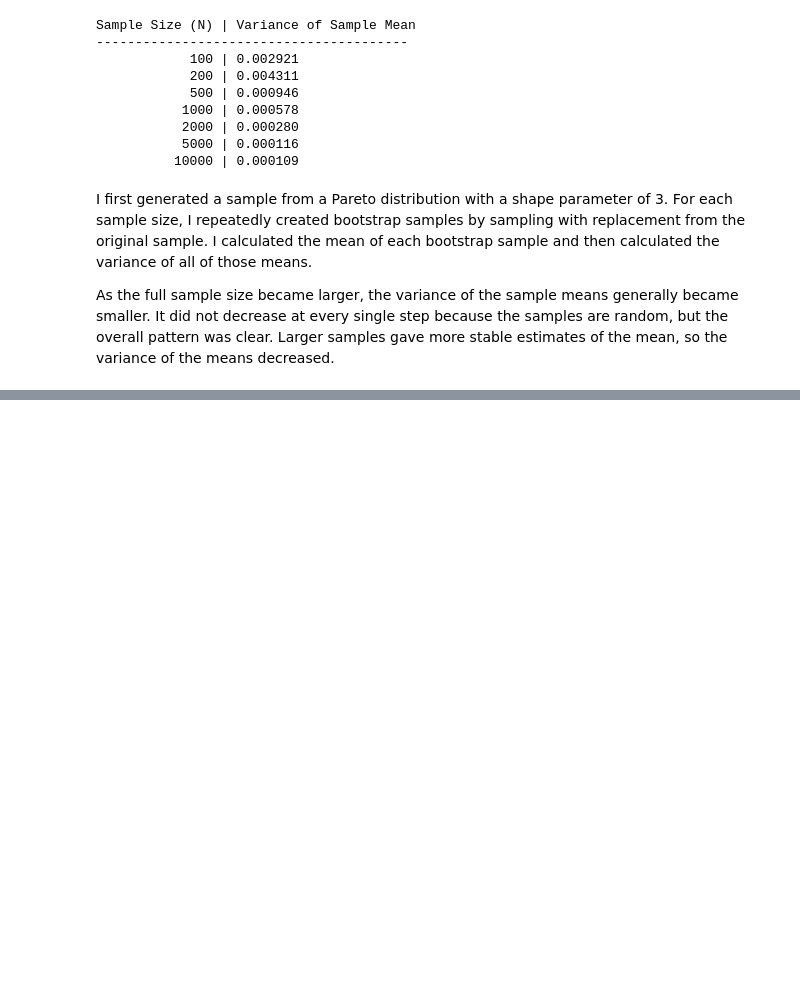
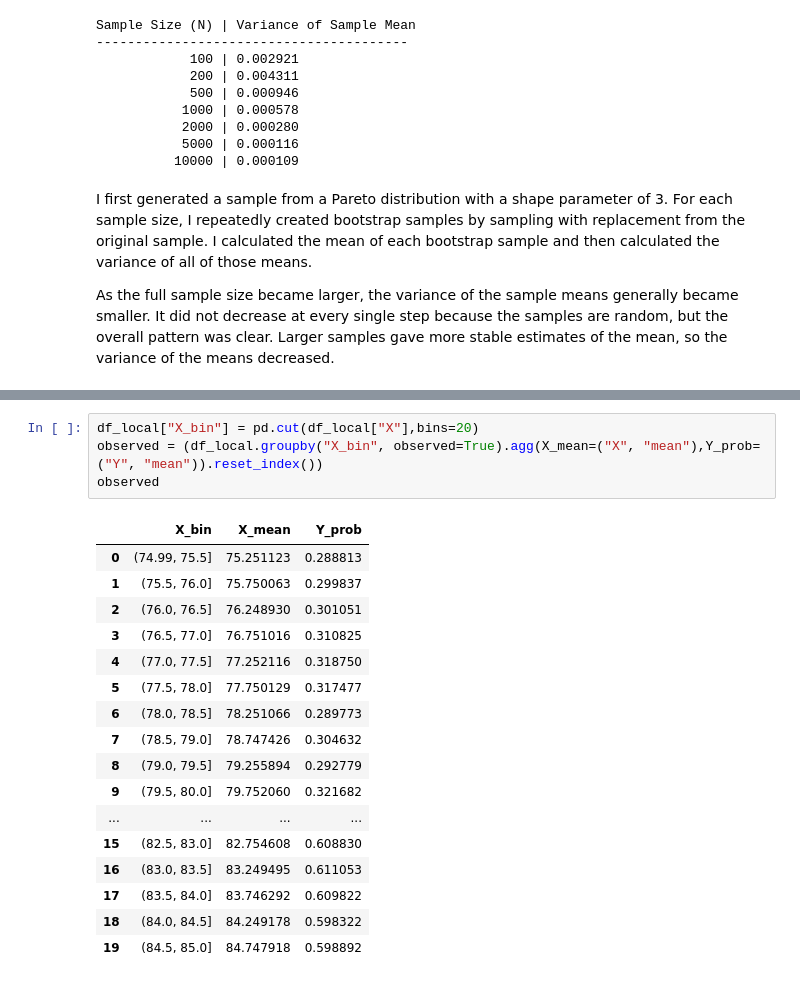
Before and after one commit to Roozbehkhodayari/experimental-design-causality, a Jupyter notebook: Week 1-4-Reflections.ipynb, the cells around one changed output, grey strips where cells are left out. Cells and saved outputs as stored; diff of their text form; blank space fills up the shorter version.

```diff
--- a/Week 1-4-Reflections.ipynb
+++ b/Week 1-4-Reflections.ipynb
@@ -92,0 +183,22 @@ The treatment store increased by 30, while the control store increased by 20. Th
+# %%
+df_local["X_bin"] = pd.cut(df_local["X"],bins=20)
+observed = (df_local.groupby("X_bin", observed=True).agg(X_mean=("X", "mean"),Y_prob=("Y", "mean")).reset_index())
+observed
+# %% [output]
+|  | X_bin | X_mean | Y_prob |
+| 0 | (74.99, 75.5] | 75.251123 | 0.288813 |
+| 1 | (75.5, 76.0] | 75.750063 | 0.299837 |
+| 2 | (76.0, 76.5] | 76.248930 | 0.301051 |
+| 3 | (76.5, 77.0] | 76.751016 | 0.310825 |
+| 4 | (77.0, 77.5] | 77.252116 | 0.318750 |
+| 5 | (77.5, 78.0] | 77.750129 | 0.317477 |
+| 6 | (78.0, 78.5] | 78.251066 | 0.289773 |
+| 7 | (78.5, 79.0] | 78.747426 | 0.304632 |
+| 8 | (79.0, 79.5] | 79.255894 | 0.292779 |
+| 9 | (79.5, 80.0] | 79.752060 | 0.321682 |
+| ... | ... | ... | ... |
+| 15 | (82.5, 83.0] | 82.754608 | 0.608830 |
+| 16 | (83.0, 83.5] | 83.249495 | 0.611053 |
+| 17 | (83.5, 84.0] | 83.746292 | 0.609822 |
+| 18 | (84.0, 84.5] | 84.249178 | 0.598322 |
+| 19 | (84.5, 85.0] | 84.747918 | 0.598892 |
```
Also changed, not shown: parts of 22 cells of this notebook.
